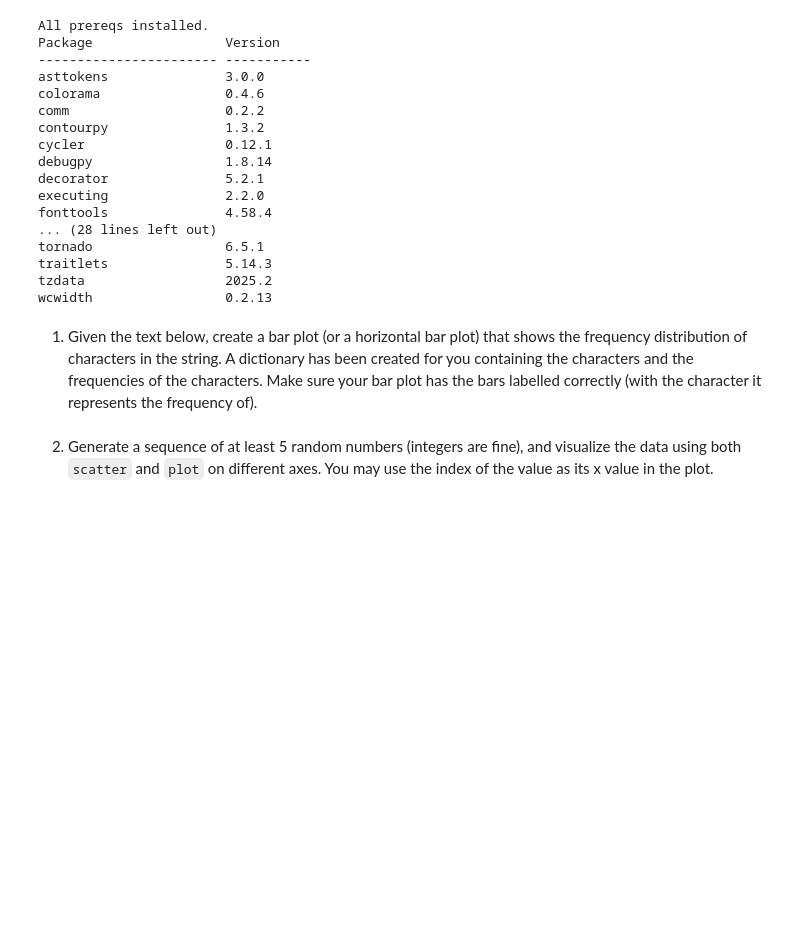
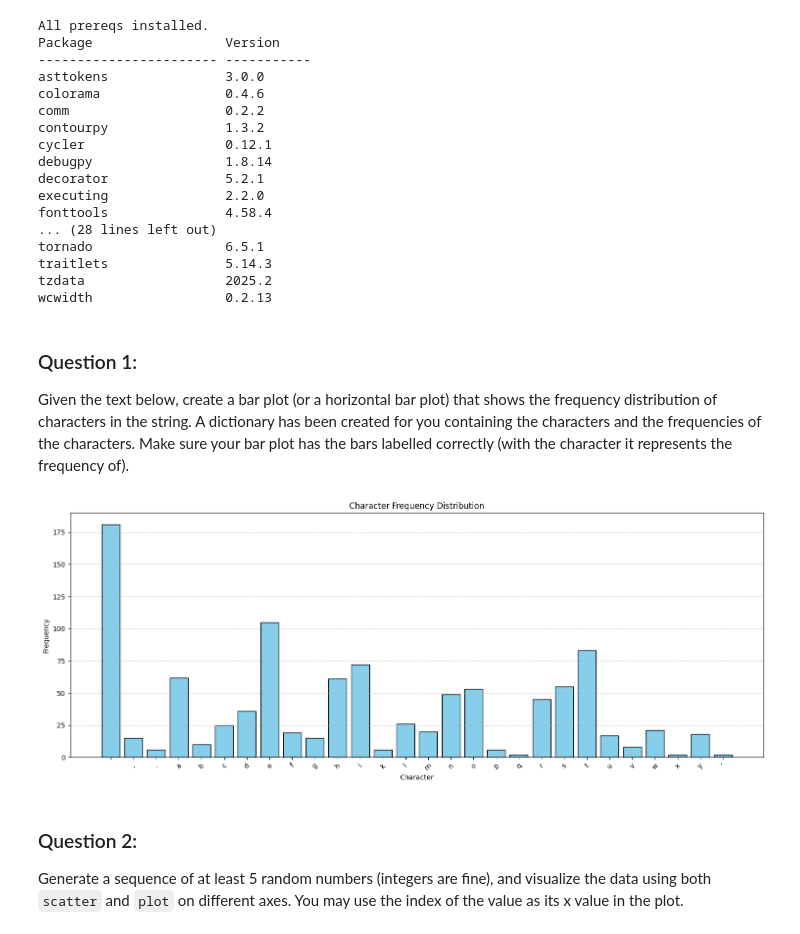
Before and after one commit to matthewpblock/pyplot, a Jupyter notebook: pyplot.ipynb, the cells around one changed output. Drawn from its saved outputs; the diff is of its cells as text; code cells hidden in the pictures; blank space fills up the shorter version.

Commit message:
completed questions

```diff
--- a/pyplot.ipynb
+++ b/pyplot.ipynb
@@ -48,14 +48,39 @@ traitlets               5.14.3
 tzdata                  2025.2
 wcwidth                 0.2.13
 # %% [markdown]
-1. Given the text below, create a bar plot (or a horizontal bar plot) that shows the frequency distribution of characters in the string.
+### Question 1:
+Given the text below, create a bar plot (or a horizontal bar plot) that shows the frequency distribution of characters in the string.
 A dictionary has been created for you containing the characters and the frequencies of the characters.
 Make sure your bar plot has the bars labelled correctly (with the character it represents the frequency of).
 # %%
 from collections import Counter
 TEXT = "At three o’clock precisely I was at Baker Street, but Holmes had not yet returned. The landlady informed me that he had left the house shortly after eight o’clock in the morning. I sat down beside the fire, however, with the intention of awaiting him, however long he might be. I was already deeply interested in his inquiry, for, though it was surrounded by none of the grim and strange features which were associated with the two crimes which I have already recorded, still, the nature of the case and the exalted station of his client gave it a character of its own. Indeed, apart from the nature of the investigation which my friend had on hand, there was something in his masterly grasp of a situation, and his keen, incisive reasoning, which made it a pleasure to me to study his system of work, and to follow the quick, subtle methods by which he disentangled the most inextricable mysteries. So accustomed was I to his invariable success that the very possibility of his failing had ceased to enter into my head.".lower()
 letter_freq = dict(Counter(TEXT))
 
 # make a bar plot with an appropriate title, correct xtick labels, and labeled axes
+
+# Sort the dictionary by character (alphabetically)
+sorted_items = sorted(letter_freq.items())  # Sorts by character (the dictionary keys)
+
+# Unpack characters and their frequencies
+chars, freqs = zip(*sorted_items)
+
+
+# Create the bar plot
+plt.figure(figsize=(15, 6))
+plt.bar(chars, freqs, color='skyblue', edgecolor='black')
+
+# Add labels and title
+plt.title("Character Frequency Distribution")
+plt.xlabel("Character")
+plt.ylabel("Frequency")
+plt.xticks(rotation=45)  # Rotate x-axis labels for readability
+plt.grid(axis='y', linestyle='--', alpha=0.7)
+
+plt.tight_layout()
+plt.show()
+# %% [output]
+[figure, added]
 # %% [markdown]
-2. Generate a sequence of at least 5 random numbers (integers are fine), and visualize the data using both `scatter` and `plot` on different axes.  You may use the index of the value as its x value in the plot.
+### Question 2:
+Generate a sequence of at least 5 random numbers (integers are fine), and visualize the data using both `scatter` and `plot` on different axes.  You may use the index of the value as its x value in the plot.
```
Also changed, not shown: parts of 5 cells of this notebook, 1 other file.
